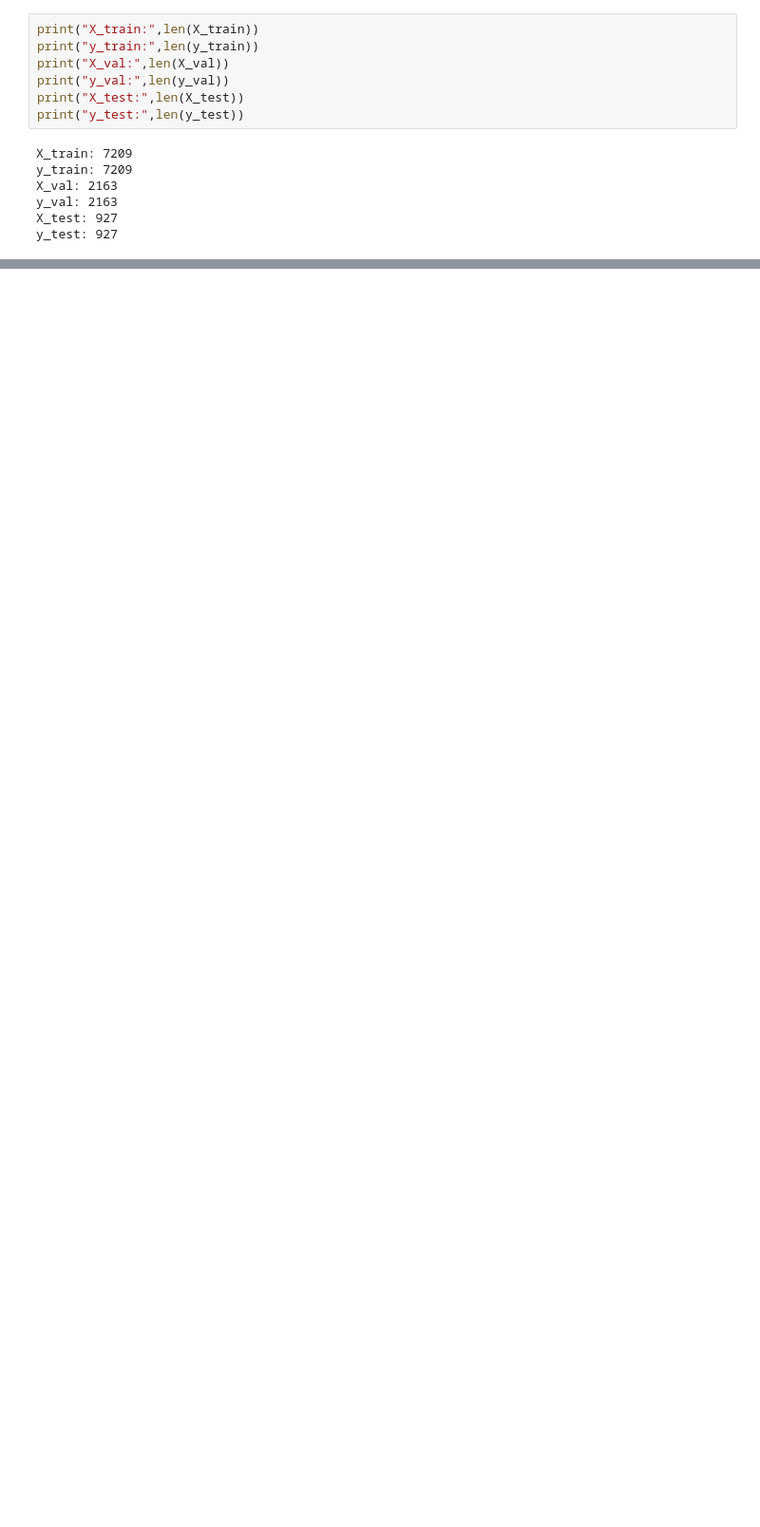
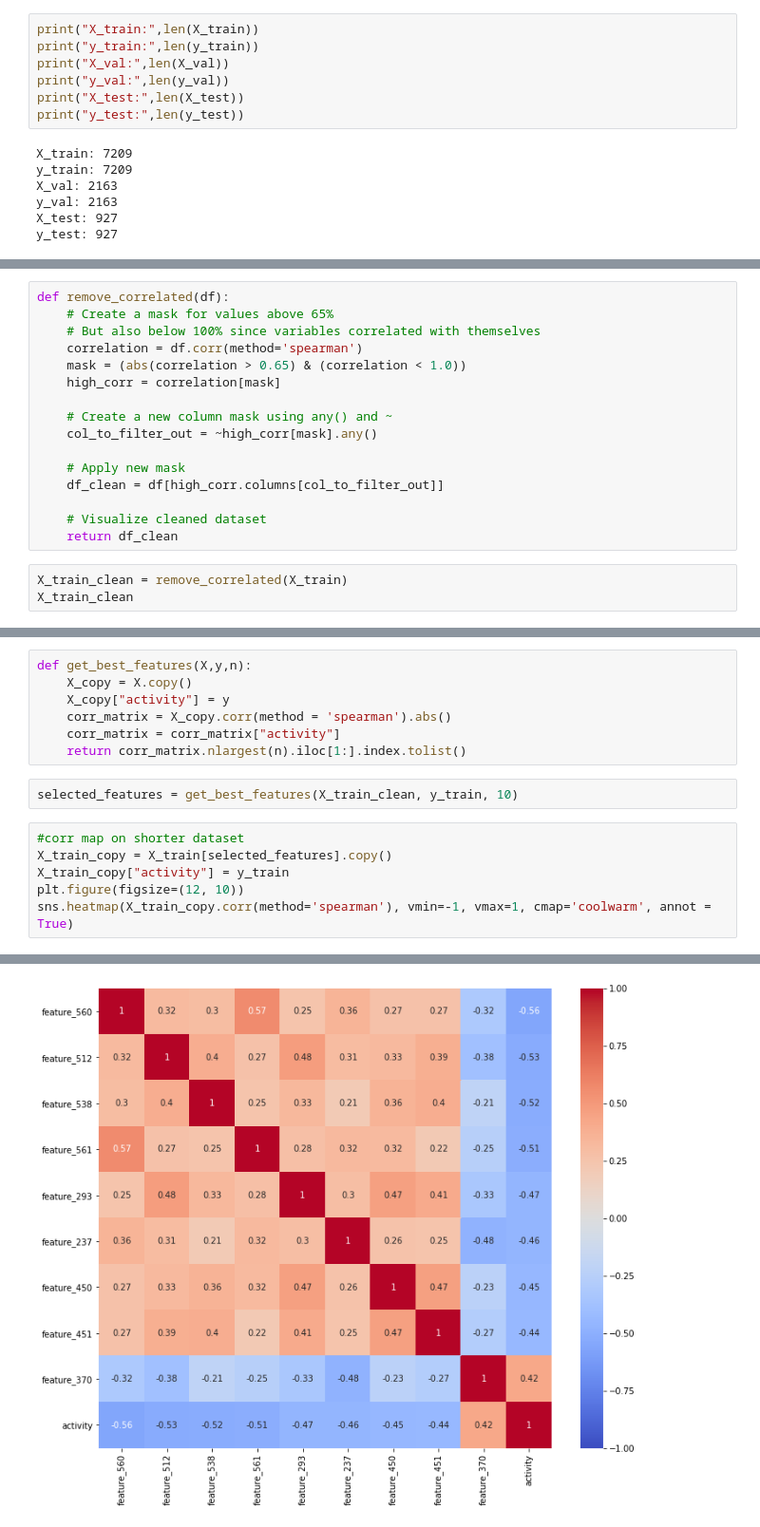
Before and after one commit to Szymon-Gut/Introduction-to-Machine-Learning, a Jupyter notebook: project1/project1.ipynb, the cells around one changed output, grey strips where cells are left out. Shown at 95% size. Drawn from its saved outputs; the diff is of its cells as text; blank space fills up the shorter version.

```diff
--- a/project1/project1.ipynb
+++ b/project1/project1.ipynb
@@ -427,0 +55,19 @@ f1:  0.6606518360454083
+# %%
+def remove_correlated(df):
+    # Create a mask for values above 65%
+    # But also below 100% since variables correlated with themselves
+    correlation = df.corr(method='spearman')
+    mask = (abs(correlation > 0.65) & (correlation < 1.0))
+    high_corr = correlation[mask]
+
+    # Create a new column mask using any() and ~
+    col_to_filter_out = ~high_corr[mask].any()
+
+    # Apply new mask
+    df_clean = df[high_corr.columns[col_to_filter_out]]
+
+    # Visualize cleaned dataset
+    return df_clean
+# %%
+X_train_clean = remove_correlated(X_train)
+X_train_clean
@@ -427,0 +88,16 @@ f1:  0.6606518360454083
+# %%
+def get_best_features(X,y,n):
+    X_copy = X.copy()
+    X_copy["activity"] = y
+    corr_matrix = X_copy.corr(method = 'spearman').abs()
+    corr_matrix = corr_matrix["activity"]
+    return corr_matrix.nlargest(n).iloc[1:].index.tolist()
+# %%
+selected_features = get_best_features(X_train_clean, y_train, 10)
+# %%
+#corr map on shorter dataset
+X_train_copy = X_train[selected_features].copy()
+X_train_copy["activity"] = y_train
+plt.figure(figsize=(12, 10))
+sns.heatmap(X_train_copy.corr(method='spearman'), vmin=-1, vmax=1, cmap='coolwarm', annot = True)
+# %% [output]
@@ -427,0 +105 @@ f1:  0.6606518360454083
+[figure, added]
```
Also changed, not shown: parts of 58 cells of this notebook.
